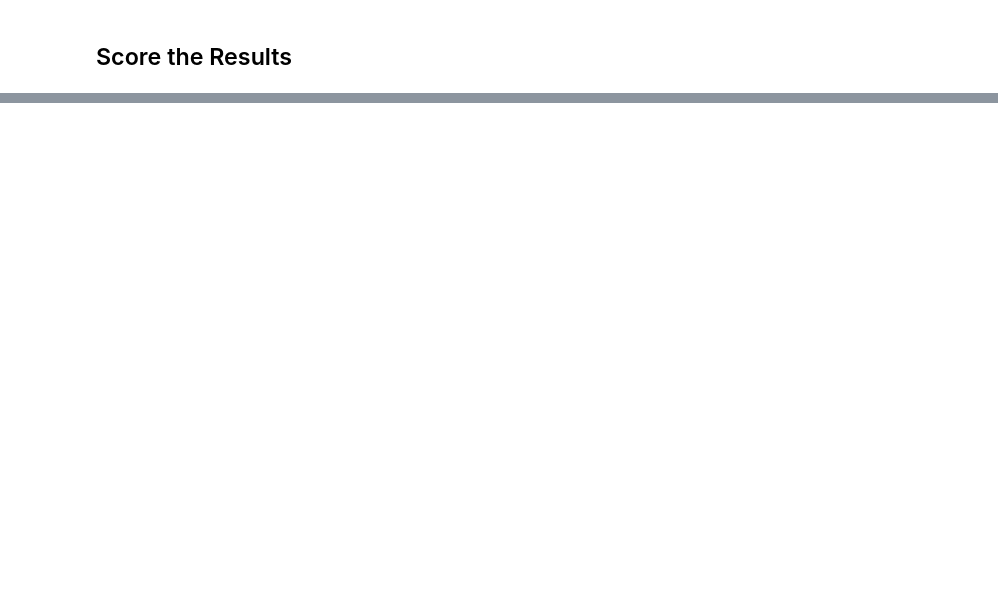
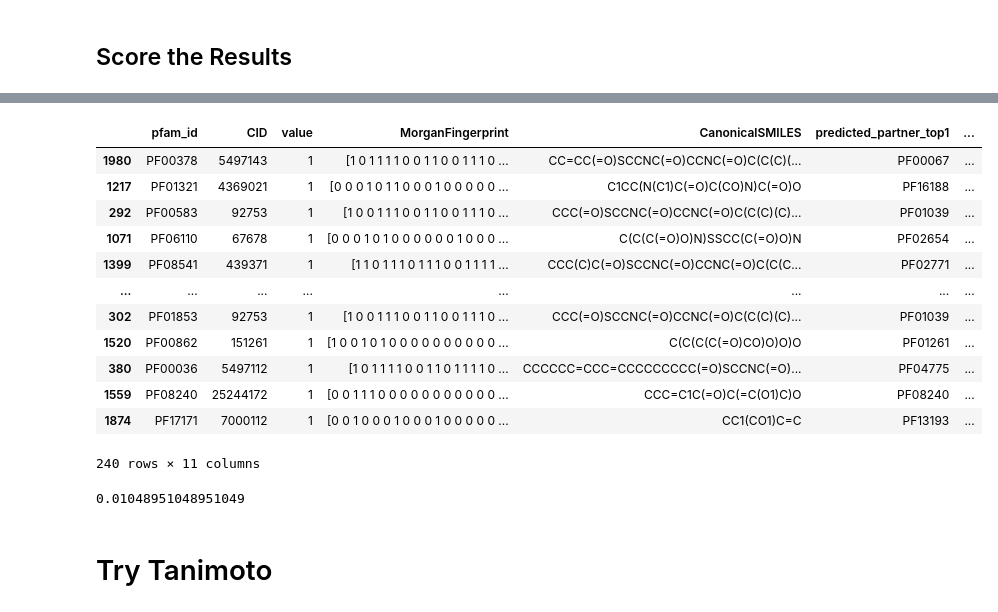
Before and after one commit to pmccaffrey6/cs221_project, a Jupyter notebook: cs221_project_secondary_analysis.ipynb, the cells around one changed output, grey strips where cells are left out. Saved outputs shown, nothing was run; the diff lists cells and outputs as text; code cells hidden in the pictures; blank space fills up the shorter version.

```diff
--- a/cs221_project_secondary_analysis.ipynb
+++ b/cs221_project_secondary_analysis.ipynb
@@ -416,0 +419,2 @@ mapk
+# %%
+mol_users_for_pfam_movies = pivot_df_pfam_a.fillna(0)
@@ -416,0 +429,44 @@ mapk
+# %%
+def run_top_k_knn(df, test_set, sim, K):
+
+    knn = NearestNeighbors(metric='cosine', algorithm='brute')
+    knn.fit(mol_users_for_pfam_movies.values)
+    distances, indices = knn.kneighbors(mol_users_for_pfam_movies.values, n_neighbors=K)
+
+    predicted_partners = []
+
+    for idx,test_cid in enumerate(test_set['CID'].values):
+        neighbors = [i for i in list(indices[idx]) if i != idx]
+
+        neighbor_matches = []
+        for neighbor in neighbors:
+            sub_df = pd.DataFrame(mol_users_for_pfam_movies.iloc[neighbor])
+            sub_df = sub_df[pd.notna(sub_df)]
+            matches = sub_df[sub_df.values>0].index.values
+            for match in matches:
+                neighbor_matches.append(match)
+
+        predicted_partners.append(",".join([str(i) for i in list(set(neighbor_matches))]))
+
+    df[f"predicted_partner_knn_top{K}"] = predicted_partners
+
+
+run_top_k_knn(dropouts_ground_truth, test_set, sim, 1)
+run_top_k_knn(dropouts_ground_truth, test_set, sim, 5)
+run_top_k_knn(dropouts_ground_truth, test_set, sim, 10)
+# %%
+dropouts_ground_truth
+# %% [output]
+|  | pfam_id | CID | value | MorganFingerprint | CanonicalSMILES | predicted_partner_top1 | ... |
+| 1980 | PF00378 | 5497143 | 1 | [1 0 1 1 1 1 0 0 1 1 0 0 1 1 1 0 ... | CC=CC(=O)SCCNC(=O)CCNC(=O)C(C(C)(... | PF00067 | ... |
+| 1217 | PF01321 | 4369021 | 1 | [0 0 0 1 0 1 1 0 0 0 1 0 0 0 0 0 ... | C1CC(N(C1)C(=O)C(CO)N)C(=O)O | PF16188 | ... |
+| 292 | PF00583 | 92753 | 1 | [1 0 0 1 1 1 0 0 1 1 0 0 1 1 1 0 ... | CCC(=O)SCCNC(=O)CCNC(=O)C(C(C)(C)... | PF01039 | ... |
+| 1071 | PF06110 | 67678 | 1 | [0 0 0 1 0 1 0 0 0 0 0 0 1 0 0 0 ... | C(C(C(=O)O)N)SSCC(C(=O)O)N | PF02654 | ... |
+| 1399 | PF08541 | 439371 | 1 | [1 1 0 1 1 1 0 1 1 1 0 0 1 1 1 1 ... | CCC(C)C(=O)SCCNC(=O)CCNC(=O)C(C(C... | PF02771 | ... |
+| ... | ... | ... | ... | ... | ... | ... | ... |
+| 302 | PF01853 | 92753 | 1 | [1 0 0 1 1 1 0 0 1 1 0 0 1 1 1 0 ... | CCC(=O)SCCNC(=O)CCNC(=O)C(C(C)(C)... | PF01039 | ... |
+| 1520 | PF00862 | 151261 | 1 | [1 0 0 1 0 1 0 0 0 0 0 0 0 0 0 0 ... | C(C(C(C(=O)CO)O)O)O | PF01261 | ... |
+| 380 | PF00036 | 5497112 | 1 | [1 0 1 1 1 1 0 0 1 1 0 1 1 1 1 0 ... | CCCCCC=CCC=CCCCCCCCC(=O)SCCNC(=O)... | PF04775 | ... |
+| 1559 | PF08240 | 25244172 | 1 | [0 0 1 1 1 0 0 0 0 0 0 0 0 0 0 0 ... | CCC=C1C(=O)C(=C(O1)C)O | PF08240 | ... |
+| 1874 | PF17171 | 7000112 | 1 | [0 0 1 0 0 0 1 0 0 0 1 0 0 0 0 0 ... | CC1(CO1)C=C | PF13193 | ... |
+240 rows × 11 columns
@@ -416,0 +475,6 @@ mapk
+# %%
+mapk
+# %% [output]
+0.01048951048951049
+# %% [markdown]
+# Try Tanimoto
```
Also changed, not shown: parts of 24 cells of this notebook, 1 other file.
